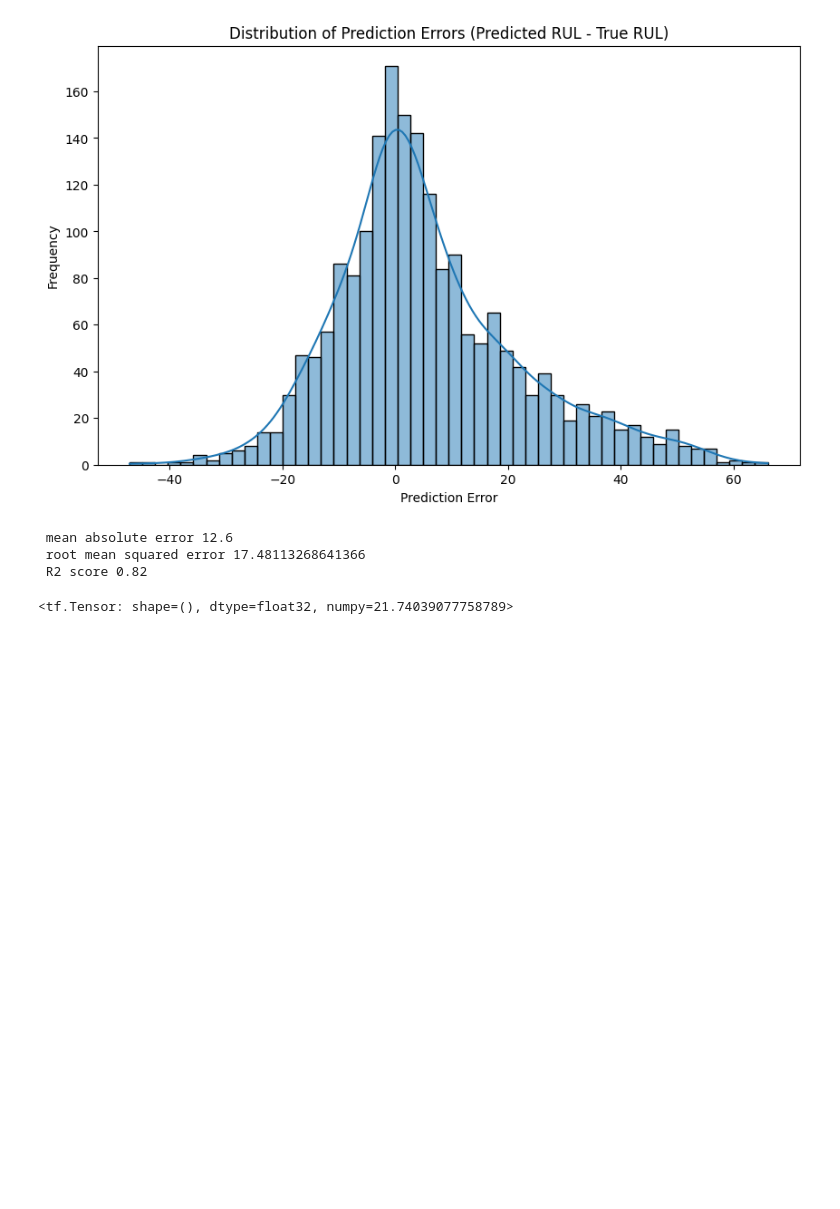
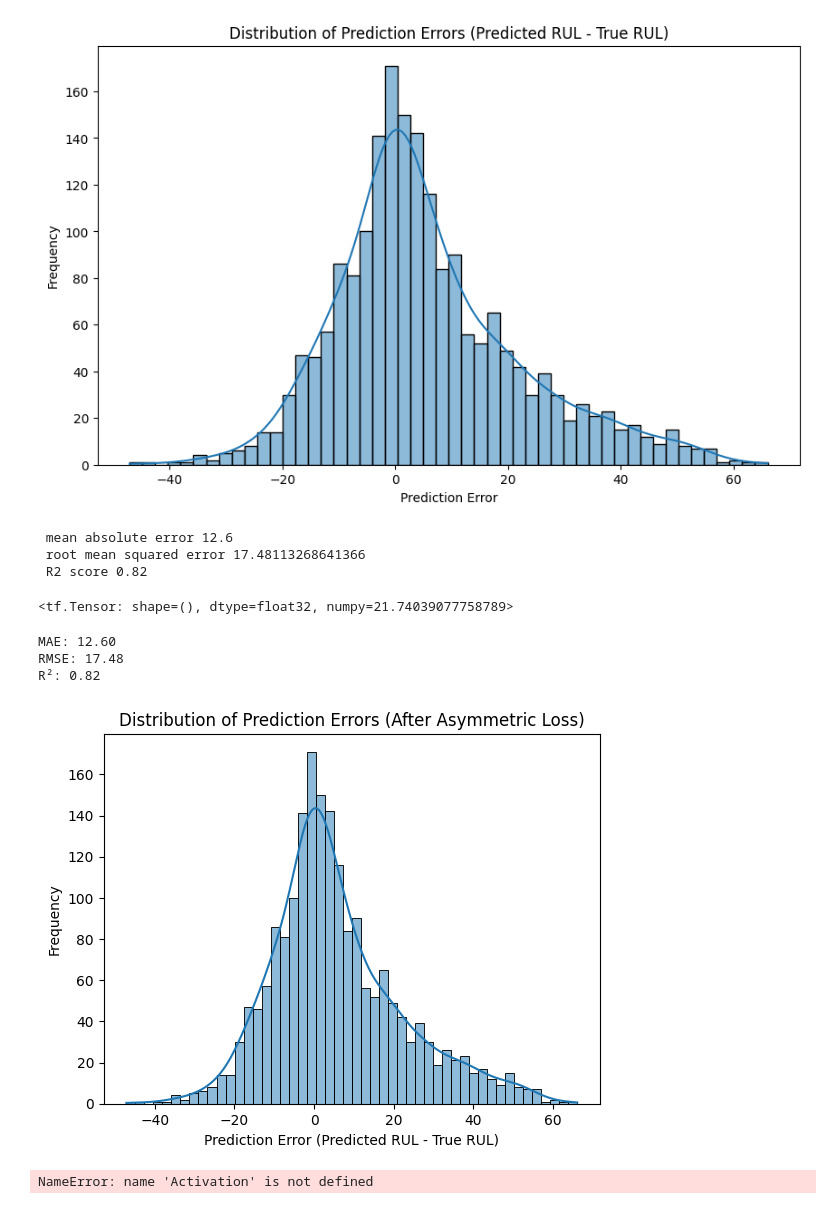
Before and after one commit to ZahYou/my_other_project, a Jupyter notebook: Nasas.ipynb, the cells around one changed output. Drawn from its saved outputs; the diff is of its cells as text; code cells hidden in the pictures; blank space fills up the shorter version.

```diff
--- a/Nasas.ipynb
+++ b/Nasas.ipynb
@@ -678,3 +678,60 @@ def asymetric_loss(y_true, y_pred):
 asymetric_loss(y_true, y_pred)
 # %% [output]
 <tf.Tensor: shape=(), dtype=float32, numpy=21.74039077758789>
+# %%
+y_true = []
+y_pred = []
+
+for x_batch, y_batch in test_ds:
+    preds = model.predict(x_batch, verbose=0)
+    y_true.extend(y_batch.numpy())
+    y_pred.extend(preds.flatten())
+
+
+mae = mean_absolute_error(y_true, y_pred)
+rmse = mean_squared_error(y_true, y_pred) ** 0.5
+r2 = r2_score(y_true, y_pred)
+
+print(f"MAE: {mae:.2f}")
+print(f"RMSE: {rmse:.2f}")
+print(f"R²: {r2:.2f}")
+# %% [output]
+MAE: 12.60
+RMSE: 17.48
+R²: 0.82
+# %%
+sns.histplot(errors, kde=True, bins=50)
+plt.title("Distribution of Prediction Errors (After Asymmetric Loss)")
+plt.xlabel("Prediction Error (Predicted RUL - True RUL)")
+plt.ylabel("Frequency")
+plt.show()
+# %% [output]
+[figure, added]
+# %%
+
+window_size = 70
+num_features = 24
+
+
+model = Sequential()
+model.add(keras.layers.LSTM(
+             input_shape=(window_size, num_features),
+             units=100,
+             return_sequences=True))
+model.add(Dropout(0.2))
+model.add(keras.layers.LSTM(
+              units=50,
+              return_sequences=False))
+model.add(Dropout(0.2))
+model.add(Dense(units=25))
+model.add(Activation("linear"))
+model.compile(loss='mean_squared_error', optimizer='rmsprop',metrics=['mae',r2_keras])
+
+
+history = model.fit(
+    train_ds,
+    validation_data=val_ds,
+    epochs=40
+)
+# %% [output]
+NameError: name 'Activation' is not defined
```
